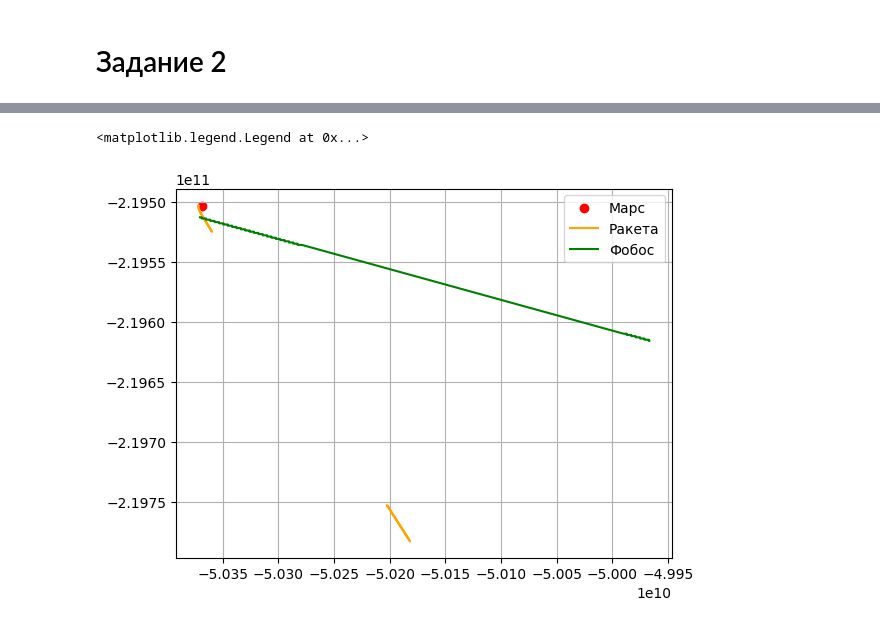
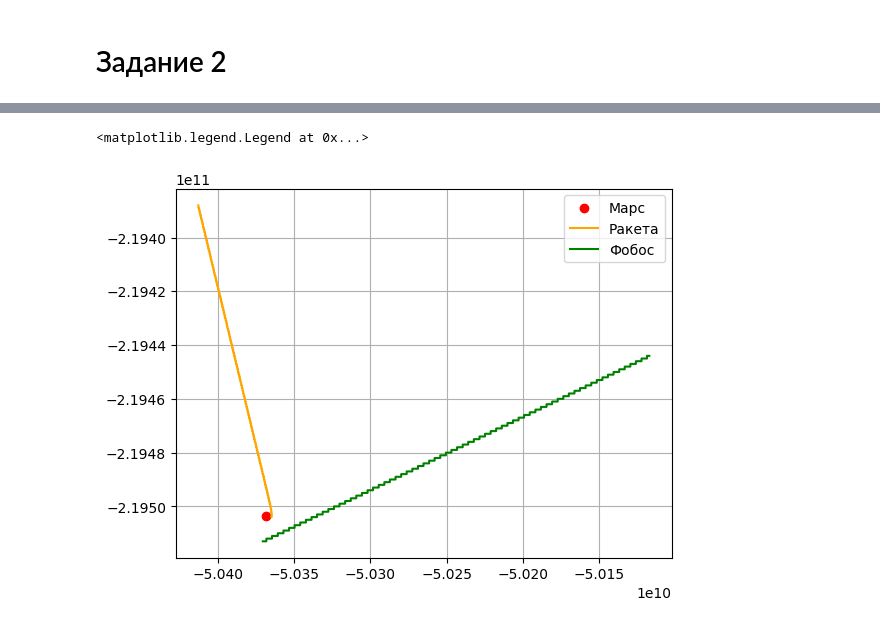
Before and after one commit to Mis-prog/matmod-7sem, a Jupyter notebook: labs/lab1/misha/report/draw.ipynb, the cells around one changed output, grey strips where cells are left out. Saved outputs shown, nothing was run; the diff lists cells and outputs as text; code cells hidden in the pictures.

```diff
--- a/labs/lab1/misha/report/draw.ipynb
+++ b/labs/lab1/misha/report/draw.ipynb
@@ -59,10 +48,10 @@ data_trajectory_raketa
 # %%
-end=5000000
+end=100000
 plt.scatter(-50368219856.43,-219503615669.65,color='red',label='Марс')
 plt.plot(data_trajectory_raketa.x[:end],data_trajectory_raketa.y[:end],label='Ракета',color='orange')
 plt.plot(data_trajectory_raketa.x3[:end],data_trajectory_raketa.y3[:end],label='Фобос',color='green')
 plt.grid()
 plt.legend()
 # %% [output]
 <matplotlib.legend.Legend at 0x...>
-[figure, old version]
+[figure, new version]
```
Also changed, not shown: parts of 6 cells of this notebook, 3 other files.
